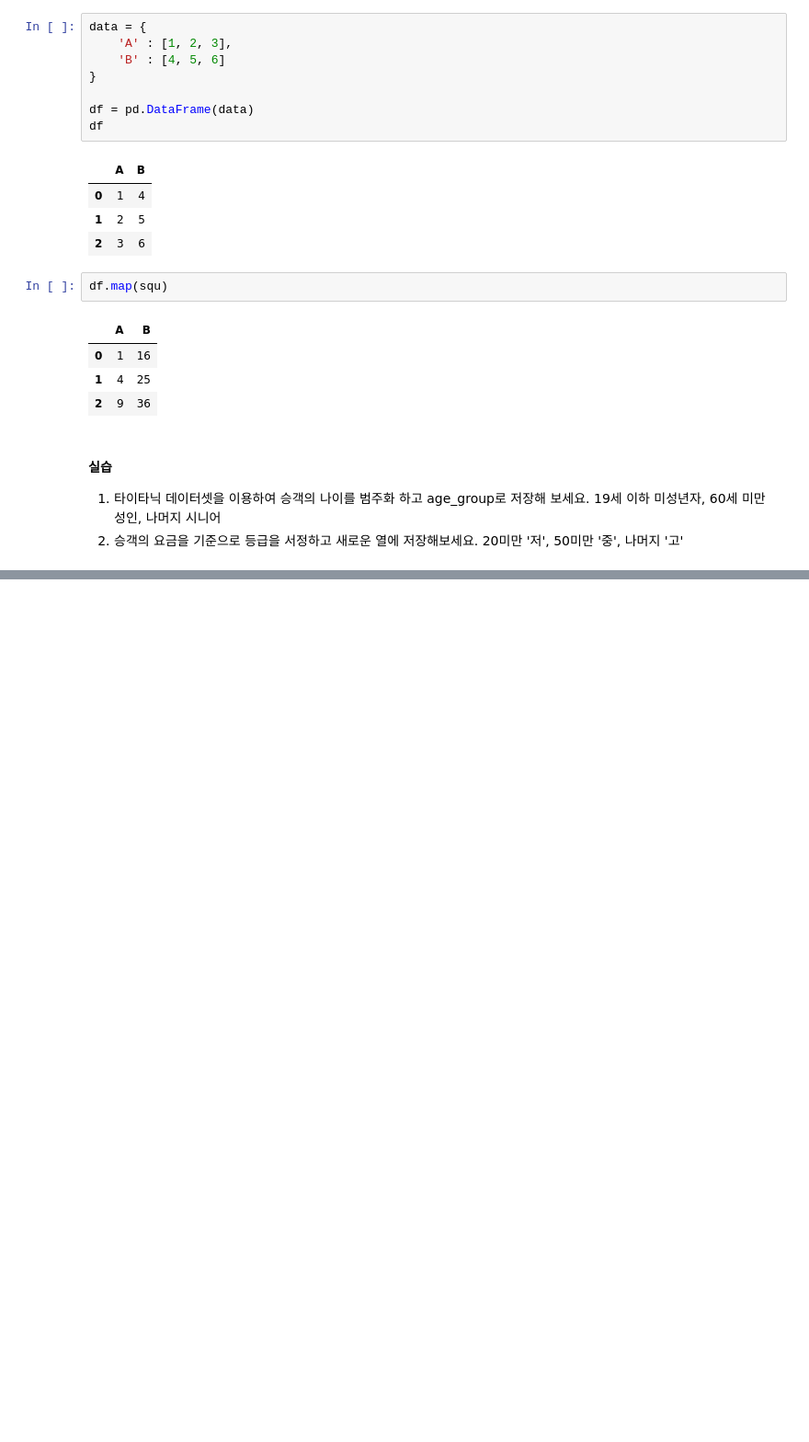
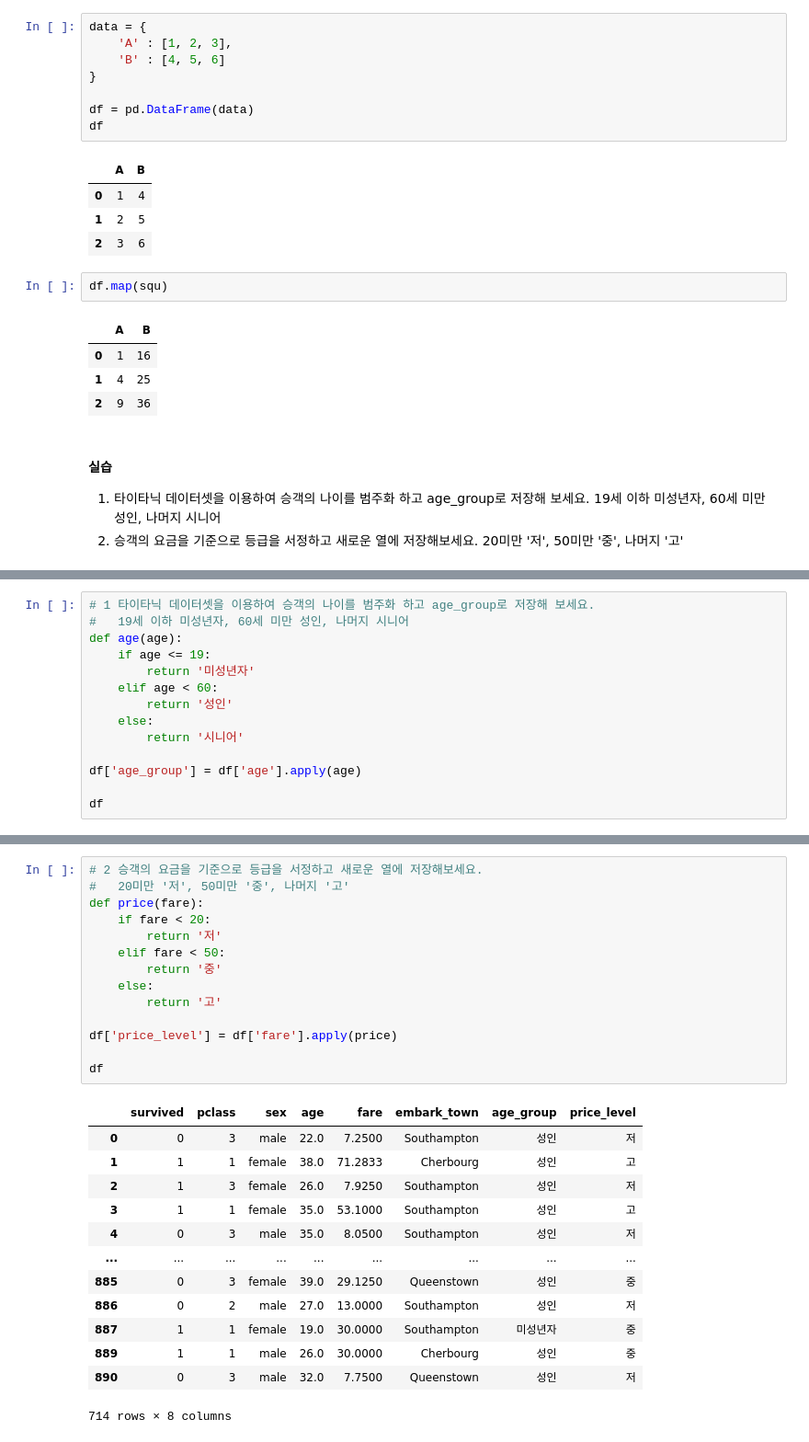
Before and after one commit to Minchae128/Practice_Python, a Jupyter notebook: 10. 11일차(240416)/2. 실습/파이썬 판다스_2일차.ipynb, the cells around one changed output, grey strips where cells are left out. Shown: that part at 92% size. Cells and saved outputs as stored; diff of their text form; blank space fills up the shorter version.

Commit message:
12일차_판다스3일차_apply실습

```diff
--- a/10. 11일차(240416)/2. 실습/파이썬 판다스_2일차.ipynb
+++ b/10. 11일차(240416)/2. 실습/파이썬 판다스_2일차.ipynb
@@ -763,0 +771,14 @@ df.head()
+# %%
+# 1 타이타닉 데이터셋을 이용하여 승객의 나이를 범주화 하고 age_group로 저장해 보세요.
+#   19세 이하 미성년자, 60세 미만 성인, 나머지 시니어
+def age(age):
+    if age <= 19:
+        return '미성년자'
+    elif age < 60:
+        return '성인'
+    else:
+        return '시니어'
+
+df['age_group'] = df['age'].apply(age)
+
+df
@@ -763,0 +799,28 @@ df.head()
+# %%
+# 2 승객의 요금을 기준으로 등급을 서정하고 새로운 열에 저장해보세요.
+#   20미만 '저', 50미만 '중', 나머지 '고'
+def price(fare):
+    if fare < 20:
+        return '저'
+    elif fare < 50:
+        return '중'
+    else:
+        return '고'
+
+df['price_level'] = df['fare'].apply(price)
+
+df
+# %% [output]
+|  | survived | pclass | sex | age | fare | embark_town | age_group | price_level |
+| 0 | 0 | 3 | male | 22.0 | 7.2500 | Southampton | 성인 | 저 |
+| 1 | 1 | 1 | female | 38.0 | 71.2833 | Cherbourg | 성인 | 고 |
+| 2 | 1 | 3 | female | 26.0 | 7.9250 | Southampton | 성인 | 저 |
+| 3 | 1 | 1 | female | 35.0 | 53.1000 | Southampton | 성인 | 고 |
+| 4 | 0 | 3 | male | 35.0 | 8.0500 | Southampton | 성인 | 저 |
+| ... | ... | ... | ... | ... | ... | ... | ... | ... |
+| 885 | 0 | 3 | female | 39.0 | 29.1250 | Queenstown | 성인 | 중 |
+| 886 | 0 | 2 | male | 27.0 | 13.0000 | Southampton | 성인 | 저 |
+| 887 | 1 | 1 | female | 19.0 | 30.0000 | Southampton | 미성년자 | 중 |
+| 889 | 1 | 1 | male | 26.0 | 30.0000 | Cherbourg | 성인 | 중 |
+| 890 | 0 | 3 | male | 32.0 | 7.7500 | Queenstown | 성인 | 저 |
+714 rows × 8 columns
```
Also changed, not shown: parts of 2 cells of this notebook.
